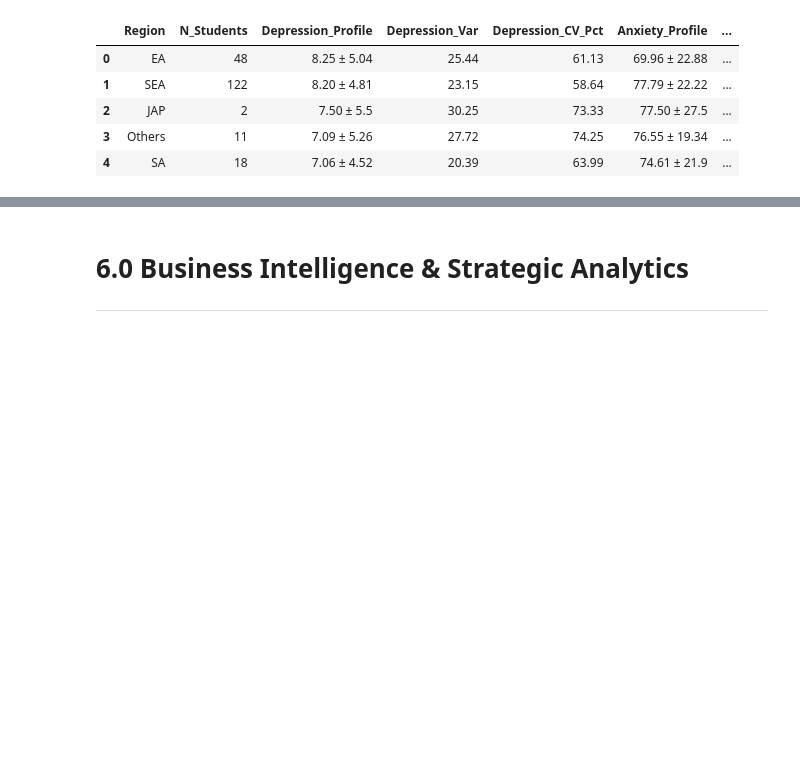
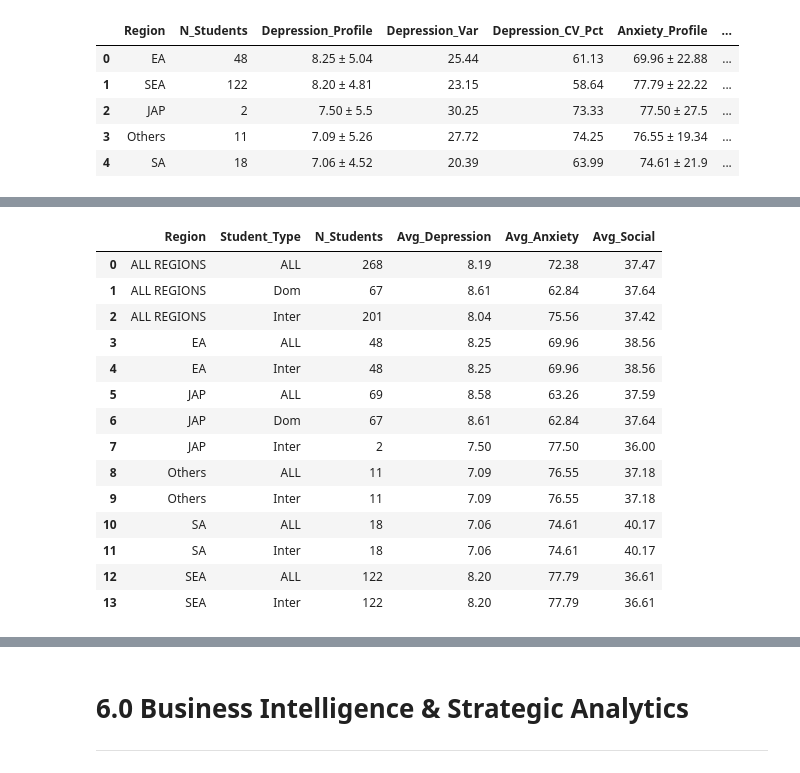
Before and after one commit to TeslimAdeyanju/portfolio-06-student-wellbeing-sql, a Jupyter notebook: advanced-student-wellbeing-sql-analysis.ipynb, the cells around one changed output, grey strips where cells are left out. Saved outputs shown, nothing was run; the diff lists cells and outputs as text; code cells hidden in the pictures; blank space fills up the shorter version.

```diff
--- a/advanced-student-wellbeing-sql-analysis.ipynb
+++ b/advanced-student-wellbeing-sql-analysis.ipynb
@@ -2184,0 +2273,57 @@ stat_df
+# %%
+
+# SQL Query 5.6: CUBE-Equivalent Multi-Dimensional Aggregation (UNION ALL emulation)
+cube_equivalent_query = """
+-- SECTION 5.6: CUBE-Equivalent Multi-Dimensional Aggregation
+SELECT region, inter_dom, COUNT(*) AS n_students,
+       ROUND(AVG(todep), 2) AS avg_depression, ROUND(AVG(toas), 2) AS avg_anxiety, ROUND(AVG(tosc), 2) AS avg_social
+FROM students
+GROUP BY region, inter_dom
+
+UNION ALL
+
+SELECT region, 'ALL' AS inter_dom, COUNT(*),
+       ROUND(AVG(todep), 2), ROUND(AVG(toas), 2), ROUND(AVG(tosc), 2)
+FROM students
+GROUP BY region
+
+UNION ALL
+
+SELECT 'ALL REGIONS' AS region, inter_dom, COUNT(*),
+       ROUND(AVG(todep), 2), ROUND(AVG(toas), 2), ROUND(AVG(tosc), 2)
+FROM students
+GROUP BY inter_dom
+
+UNION ALL
+
+SELECT 'ALL REGIONS', 'ALL', COUNT(*),
+       ROUND(AVG(todep), 2), ROUND(AVG(toas), 2), ROUND(AVG(tosc), 2)
+FROM students
+
+ORDER BY region, inter_dom;
+"""
+
+cursor.execute(cube_equivalent_query)
+cube_results = cursor.fetchall()
+
+cube_df = pd.DataFrame(cube_results, columns=[
+    'Region', 'Student_Type', 'N_Students', 'Avg_Depression', 'Avg_Anxiety', 'Avg_Social'
+])
+
+cube_df
+# %% [output]
+|  | Region | Student_Type | N_Students | Avg_Depression | Avg_Anxiety | Avg_Social |
+| 0 | ALL REGIONS | ALL | 268 | 8.19 | 72.38 | 37.47 |
+| 1 | ALL REGIONS | Dom | 67 | 8.61 | 62.84 | 37.64 |
+| 2 | ALL REGIONS | Inter | 201 | 8.04 | 75.56 | 37.42 |
+| 3 | EA | ALL | 48 | 8.25 | 69.96 | 38.56 |
+| 4 | EA | Inter | 48 | 8.25 | 69.96 | 38.56 |
+| 5 | JAP | ALL | 69 | 8.58 | 63.26 | 37.59 |
+| 6 | JAP | Dom | 67 | 8.61 | 62.84 | 37.64 |
+| 7 | JAP | Inter | 2 | 7.50 | 77.50 | 36.00 |
+| 8 | Others | ALL | 11 | 7.09 | 76.55 | 37.18 |
+| 9 | Others | Inter | 11 | 7.09 | 76.55 | 37.18 |
+| 10 | SA | ALL | 18 | 7.06 | 74.61 | 40.17 |
+| 11 | SA | Inter | 18 | 7.06 | 74.61 | 40.17 |
+| 12 | SEA | ALL | 122 | 8.20 | 77.79 | 36.61 |
+| 13 | SEA | Inter | 122 | 8.20 | 77.79 | 36.61 |
```
Also changed, not shown: parts of 13 cells of this notebook, 9 other files.
